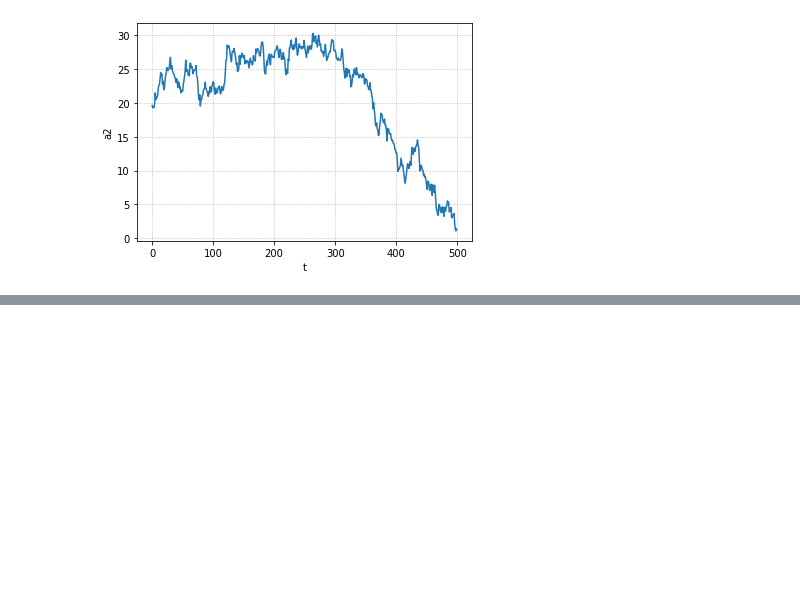
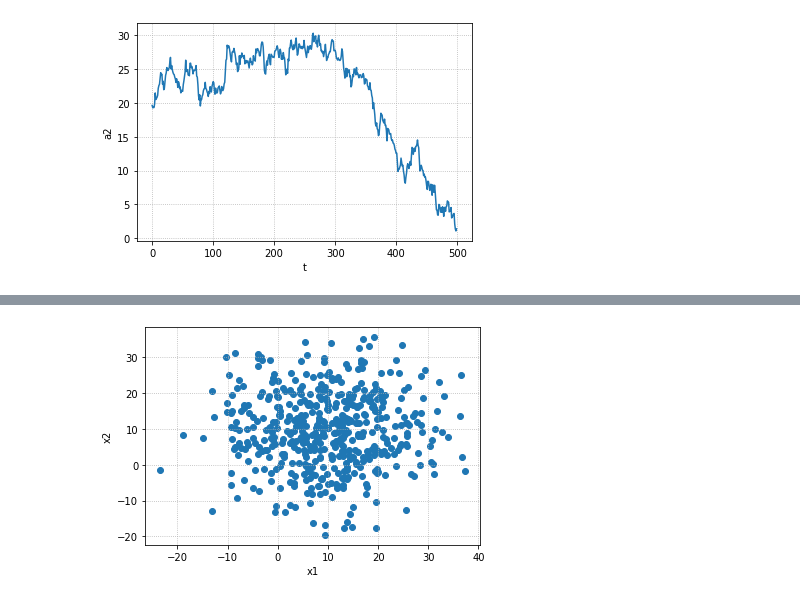
Before and after one commit to AsahiTsuruo/Dynamics_practice, a Jupyter notebook: time-varying_coefficient_regression.ipynb, the cells around one changed output, grey strips where cells are left out. Saved outputs shown, nothing was run; the diff lists cells and outputs as text; code cells hidden in the pictures; blank space fills up the shorter version.

```diff
--- a/time-varying_coefficient_regression.ipynb
+++ b/time-varying_coefficient_regression.ipynb
@@ -58,0 +59,6 @@ plot_set(ax,"t","intercept")
+# %%
+fig, ax = plt.subplots()
+ax.scatter(x1,x2)
+plot_set(ax,"x1","x2")
+# %% [output]
+[figure, added]
```
Also changed, not shown: parts of 2 cells of this notebook.
